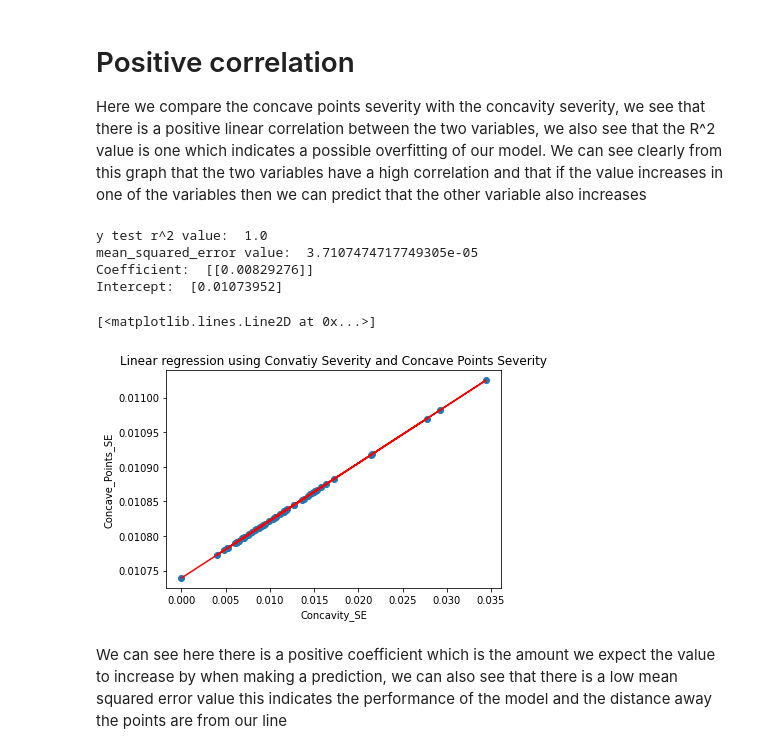
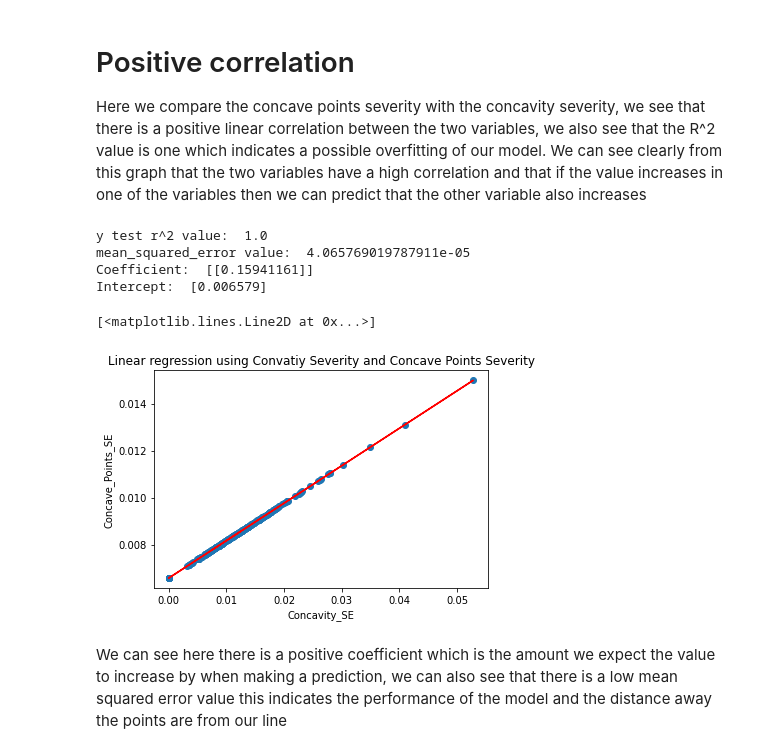
Before and after one commit to Ultan-Kearns/LYIT-Machine-Learning-Project, a Jupyter notebook: FinalSubmissionNotebook.ipynb, the cells around one changed output. Cells and saved outputs as stored; diff of their text form; code cells hidden in the pictures.

```diff
--- a/FinalSubmissionNotebook.ipynb
+++ b/FinalSubmissionNotebook.ipynb
@@ -31,14 +31,14 @@ In this section we prep and analyze the data we do this by dividing the data int
 # %%
 # Show dataset
 # split data into training and test datasets
-X = df[0:284]
-y = df[285:570]
+X = df[0:570]
+y = X['Diagnosis']
+X = X.drop(['Diagnosis'],axis=1)
 # Drop ID from the dataframe, it is not useful for our purposes except for identifying unique files
 X = X.drop(['ID'],axis=1)
-y = y.drop(['ID'],axis=1)
 from sklearn.model_selection import train_test_split
 # could use random state 42 for same results every time
-X_train, X_test, y_train, y_test = train_test_split(X, y, train_size=0.8,test_size=0.2)
+X_train, X_test, y_train, y_test = train_test_split(X, y, test_size=0.5)
 # %% [markdown]
 Here we are showing some of the values in our training sets and our test sets, by doing this we can see that we have a decent amount of randomness in our data
 # %%
@@ -85,10 +85,8 @@ pd.options.mode.chained_assignment = None  # default='warn'
 
 
 # Replace malignant with 1 and benign with 0
-X_train['Diagnosis'] = X_train['Diagnosis'].replace({'M':1,'B':0})
-y_train['Diagnosis'] = y_train['Diagnosis'].replace({'M':1,'B':0})
-X_test['Diagnosis'] = X_test['Diagnosis'].replace({'M':1,'B':0})
-y_test['Diagnosis'] = y_test['Diagnosis'].replace({'M':1,'B':0})
-
+y_train = y_train.replace({'M':1,'B':0})
+y_test = y_test.replace({'M':1,'B':0})
+y = y.replace({'M':1,'B':0})
 # resetting pandas warning
 pd.options.mode.chained_assignment = 'warn'  # default='warn'
@@ -352,31 +295,31 @@ As we can see above that whenever I make the value of the mean fractal dimension
 Here we compare the concave points severity with the concavity severity, we see that there is a positive linear correlation between the two variables, we also see that the R^2 value is one which indicates a possible overfitting of our model.  We can see clearly from this graph that the two variables have a high correlation and that if the value increases in one of the variables then we can predict that the other variable also increases
 # %%
 # create the linear regression model by fitting training set to the test set
-y_testArray = np.array(y_test['Concave_Points_SE']).reshape(-1,1)
-y_trainArray = np.array(y_train['Concave_Points_SE']).reshape(-1,1)
+concavePointsSeverityArrayTest = np.array(X_test['Concave_Points_SE']).reshape(-1,1)
+concavePointsSeverityArrayTrain = np.array(X_train['Concave_Points_SE']).reshape(-1,1)
 X_trainArray = np.array(X_train['Concavity_SE']).reshape(-1,1)
 X_testArray = np.array(X_test['Concavity_SE']).reshape(-1,1)
 # here we need to reshape the data using numpy so that the training data matches the testdata
-regression_model = LinearRegression().fit(X_trainArray, y_trainArray)
+regression_model = LinearRegression().fit(X_trainArray, concavePointsSeverityArrayTrain)
 # Score the model and retrive r^2 value
-y_pred = regression_model.predict(y_testArray)
-rSquared = regression_model.score(y_testArray, y_pred)
+y_pred = regression_model.predict(concavePointsSeverityArrayTest)
+rSquared = regression_model.score(concavePointsSeverityArrayTest, y_pred)
 print('y test r^2 value: ', rSquared)
-print('mean_squared_error value: ', mean_squared_error(y_testArray, y_pred))
+print('mean_squared_error value: ', mean_squared_error(concavePointsSeverityArrayTest, y_pred))
 print('Coefficient: ',regression_model.coef_)
 print('Intercept: ',regression_model.intercept_)
 plt.xlabel("Concavity_SE")
 plt.ylabel("Concave_Points_SE")
 plt.title('Linear regression using Convatiy Severity and Concave Points Severity')
-plt.scatter(y_testArray,y_pred)
-plt.plot(y_testArray,y_pred,c='r')
+plt.scatter(concavePointsSeverityArrayTest,y_pred)
+plt.plot(concavePointsSeverityArrayTest,y_pred,c='r')
 # %% [output]
 y test r^2 value:  1.0
-mean_squared_error value:  3.7107474717749305e-05
-Coefficient:  [[0.00829276]]
-Intercept:  [0.01073952]
+mean_squared_error value:  4.065769019787911e-05
+Coefficient:  [[0.15941161]]
+Intercept:  [0.006579]
 [<matplotlib.lines.Line2D at 0x...>]
-[figure, old version]
+[figure, new version]
 # %% [markdown]
 We can see here there is a positive coefficient which is the amount we expect the value to increase by when making a prediction, we can also see that there is a low mean squared error value this indicates the performance of the model and the distance away the points are from our line
 # %% [markdown]
```
Also changed, not shown: parts of 40 cells of this notebook.
